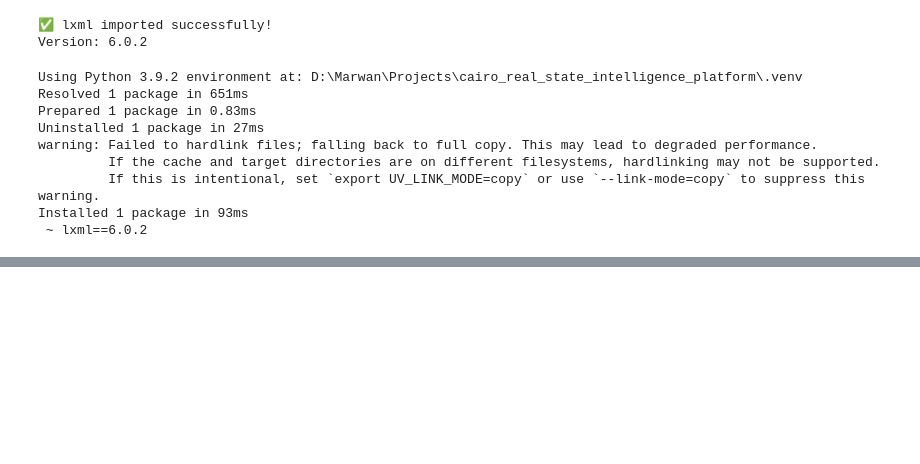
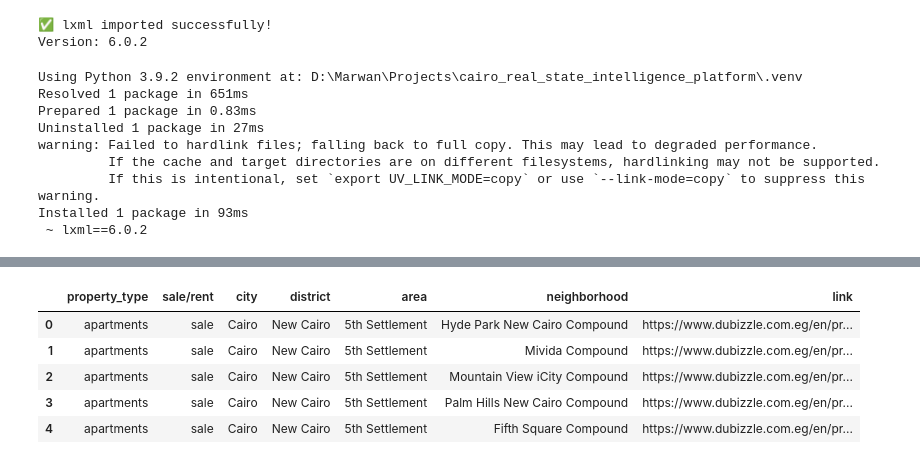
Before and after one commit to MarwanAshrafMakhlouf/cairo_real_state_intelligence_platform, a Jupyter notebook: notebooks/scrapper.ipynb, the cells around one changed output, grey strips where cells are left out. Cells and saved outputs as stored; diff of their text form; code cells hidden in the pictures; blank space fills up the shorter version.

```diff
--- a/notebooks/scrapper.ipynb
+++ b/notebooks/scrapper.ipynb
@@ -30,6 +35,20 @@ class SmartScraper:
         self.session = curl_requests.Session()
         self.driver = None
         self.config = config
+
+
+    def get_chrome_version(self):
+        try:
+            output = subprocess.check_output(
+                r'reg query "HKEY_CURRENT_USER\Software\Google\Chrome\BLBeacon" /v version',
+                shell=True
+            ).decode()
+            version = re.search(r'[\d.]+', output).group()
+            print(f"Detected Chrome version: {version}")
+            return int(version)  # just the major version
+        except:
+            return None
+
     def format_url(self, slug):
         if '.com' in slug:
             return slug
@@ -88,9 +107,10 @@ class SmartScraper:
     def use_selenium_fallback(self, url):
         """Fallback to Selenium if needed"""
         if not self.driver:
+            version = self.get_chrome_version()
             options = uc.ChromeOptions()
             options.add_argument('--disable-blink-features=AutomationControlled')
-            self.driver = uc.Chrome(options=options,  version_main=144)
+            self.driver = uc.Chrome(options=options, version_main=version)
 
         self.driver.get(url)
         time.sleep(5)
@@ -1009,0 +1076,2 @@ Installed 1 package in 93ms
+# %%
+base_link_df = pd.DataFrame(empty_pd)
@@ -1009,0 +1095,9 @@ Installed 1 package in 93ms
+# %%
+base_link_df.head()
+# %% [output]
+|  | property_type | sale/rent | city | district | area | neighborhood | link |
+| 0 | apartments | sale | Cairo | New Cairo | 5th Settlement | Hyde Park New Cairo Compound | https://www.dubizzle.com.eg/en/pr... |
+| 1 | apartments | sale | Cairo | New Cairo | 5th Settlement | Mivida Compound | https://www.dubizzle.com.eg/en/pr... |
+| 2 | apartments | sale | Cairo | New Cairo | 5th Settlement | Mountain View iCity Compound | https://www.dubizzle.com.eg/en/pr... |
+| 3 | apartments | sale | Cairo | New Cairo | 5th Settlement | Palm Hills New Cairo Compound | https://www.dubizzle.com.eg/en/pr... |
+| 4 | apartments | sale | Cairo | New Cairo | 5th Settlement | Fifth Square Compound | https://www.dubizzle.com.eg/en/pr... |
```
Also changed, not shown: parts of 31 cells of this notebook, 2 other files.
